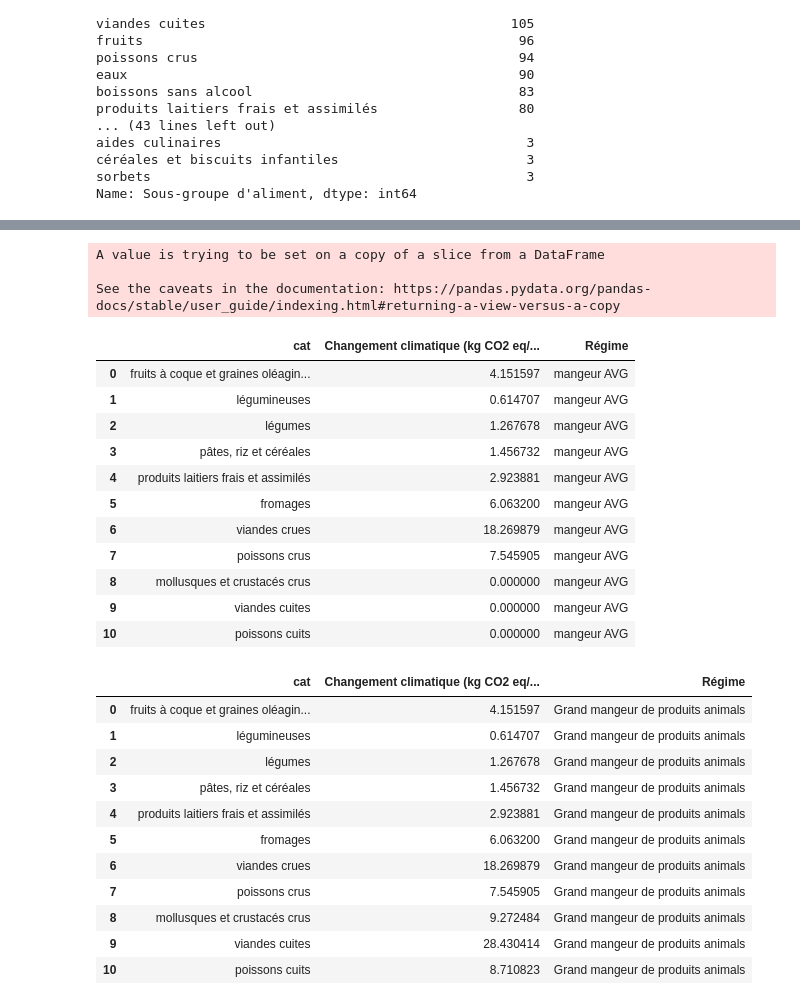
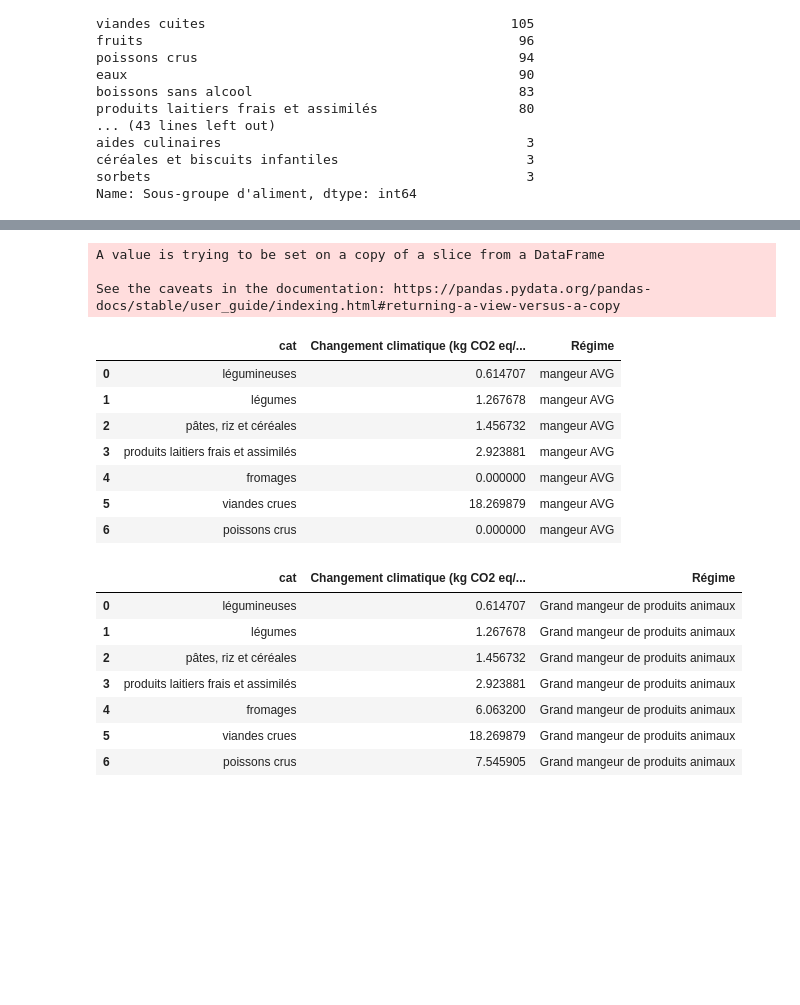
Before and after one commit to MarinaChau/DataViz-Project-2022, a Jupyter notebook: DataViz_Food.ipynb, the cells around one changed output, grey strips where cells are left out. Saved outputs shown, nothing was run; the diff lists cells and outputs as text; code cells hidden in the pictures; blank space fills up the shorter version.

```diff
--- a/DataViz_Food.ipynb
+++ b/DataViz_Food.ipynb
@@ -248,12 +259,5 @@ iplot(fig)
 # %%
 ## What is the category of food with the most representation in plastic and "congelé" product?
-# %%
-df = px.data.tips()
-fig = px.histogram(df, x="sex", y="total_bill",
-             color='smoker', barmode='group',
-             histfunc='avg',
-             height=400)
-fig.show()
 # %% [markdown]
 ## Now! Talking about the menu!
 # %%
@@ -400,16 +380,18 @@ See the caveats in the documentation: https://pandas.pydata.org/pandas-docs/stab
 # %%
-temp = [ "mollusques et crustacés crus", "viandes cuites",
-        "poissons cuits"]
+temp = [ "poissons crus", "mollusques et crustacés crus", "viandes cuites",
+        "poissons cuits", "fromages"]
 
-df_avg = pd.concat([df_ss_grp.loc["fruits à coque et graines oléagineuses"], df_ss_grp.loc["légumineuses"],
-                     df_ss_grp.loc["légumes"], df_ss_grp.loc["pâtes, riz et céréales"],
+df_avg = pd.concat([#df_ss_grp.loc["fruits à coque et graines oléagineuses"],
+                     df_ss_grp.loc["légumineuses"],
+                     df_ss_grp.loc["légumes"],
+                     df_ss_grp.loc["pâtes, riz et céréales"],
                      df_ss_grp.loc["produits laitiers frais et assimilés"],
                      df_ss_grp.loc["fromages"],
                      df_ss_grp.loc["viandes crues"],
                      df_ss_grp.loc["poissons crus"],
-                   df_ss_grp.loc["mollusques et crustacés crus"],
-                   df_ss_grp.loc["viandes cuites"],
-                   df_ss_grp.loc["poissons cuits"],
+                     #df_ss_grp.loc["mollusques et crustacés crus"],
+                     #df_ss_grp.loc["viandes cuites"],
+                     #df_ss_grp.loc["poissons cuits"]
                      ], axis=1)
 df_avg.loc["Changement climatique (kg CO2 eq/kg de produit)"],
 
@@ -424,48 +406,42 @@ A value is trying to be set on a copy of a slice from a DataFrame
 
 See the caveats in the documentation: https://pandas.pydata.org/pandas-docs/stable/user_guide/indexing.html#returning-a-view-versus-a-copy
 |  | cat | Changement climatique (kg CO2 eq/... | Régime |
-| 0 | fruits à coque et graines oléagin... | 4.151597 | mangeur AVG |
-| 1 | légumineuses | 0.614707 | mangeur AVG |
-| 2 | légumes | 1.267678 | mangeur AVG |
-| 3 | pâtes, riz et céréales | 1.456732 | mangeur AVG |
-| 4 | produits laitiers frais et assimilés | 2.923881 | mangeur AVG |
-| 5 | fromages | 6.063200 | mangeur AVG |
-| 6 | viandes crues | 18.269879 | mangeur AVG |
-| 7 | poissons crus | 7.545905 | mangeur AVG |
-| 8 | mollusques et crustacés crus | 0.000000 | mangeur AVG |
-| 9 | viandes cuites | 0.000000 | mangeur AVG |
-| 10 | poissons cuits | 0.000000 | mangeur AVG |
+| 0 | légumineuses | 0.614707 | mangeur AVG |
+| 1 | légumes | 1.267678 | mangeur AVG |
+| 2 | pâtes, riz et céréales | 1.456732 | mangeur AVG |
+| 3 | produits laitiers frais et assimilés | 2.923881 | mangeur AVG |
+| 4 | fromages | 0.000000 | mangeur AVG |
+| 5 | viandes crues | 18.269879 | mangeur AVG |
+| 6 | poissons crus | 0.000000 | mangeur AVG |
 # %%
-df_bg = pd.concat([df_ss_grp.loc["fruits à coque et graines oléagineuses"], df_ss_grp.loc["légumineuses"],
-                     df_ss_grp.loc["légumes"], df_ss_grp.loc["pâtes, riz et céréales"],
+df_bg = pd.concat([#df_ss_grp.loc["fruits à coque et graines oléagineuses"],
+                     df_ss_grp.loc["légumineuses"],
+                     df_ss_grp.loc["légumes"],
+                     df_ss_grp.loc["pâtes, riz et céréales"],
                      df_ss_grp.loc["produits laitiers frais et assimilés"],
                      df_ss_grp.loc["fromages"],
                      df_ss_grp.loc["viandes crues"],
                      df_ss_grp.loc["poissons crus"],
-                   df_ss_grp.loc["mollusques et crustacés crus"],
-                   df_ss_grp.loc["viandes cuites"],
-                   df_ss_grp.loc["poissons cuits"],
+                     #df_ss_grp.loc["mollusques et crustacés crus"],
+                     #df_ss_grp.loc["viandes cuites"],
+                     #df_ss_grp.loc["poissons cuits"]
                      ], axis=1)
 df_bg.loc["Changement climatique (kg CO2 eq/kg de produit)"],
 
 df_4 = pd.DataFrame(df_bg.loc["Changement climatique (kg CO2 eq/kg de produit)"])
-df_4["Régime"] = "Grand mangeur de produits animals"
+df_4["Régime"] = "Grand mangeur de produits animaux"
 df_4.reset_index(drop=False, inplace=True)
 df_4.columns = df_4.columns.str.replace('index', 'cat')
 df_4
 # %% [output]
 |  | cat | Changement climatique (kg CO2 eq/... | Régime |
-| 0 | fruits à coque et graines oléagin... | 4.151597 | Grand mangeur de produits animals |
-| 1 | légumineuses | 0.614707 | Grand mangeur de produits animals |
-| 2 | légumes | 1.267678 | Grand mangeur de produits animals |
-| 3 | pâtes, riz et céréales | 1.456732 | Grand mangeur de produits animals |
-| 4 | produits laitiers frais et assimilés | 2.923881 | Grand mangeur de produits animals |
-| 5 | fromages | 6.063200 | Grand mangeur de produits animals |
-| 6 | viandes crues | 18.269879 | Grand mangeur de produits animals |
-| 7 | poissons crus | 7.545905 | Grand mangeur de produits animals |
-| 8 | mollusques et crustacés crus | 9.272484 | Grand mangeur de produits animals |
-| 9 | viandes cuites | 28.430414 | Grand mangeur de produits animals |
-| 10 | poissons cuits | 8.710823 | Grand mangeur de produits animals |
+| 0 | légumineuses | 0.614707 | Grand mangeur de produits animaux |
+| 1 | légumes | 1.267678 | Grand mangeur de produits animaux |
+| 2 | pâtes, riz et céréales | 1.456732 | Grand mangeur de produits animaux |
+| 3 | produits laitiers frais et assimilés | 2.923881 | Grand mangeur de produits animaux |
+| 4 | fromages | 6.063200 | Grand mangeur de produits animaux |
+| 5 | viandes crues | 18.269879 | Grand mangeur de produits animaux |
+| 6 | poissons crus | 7.545905 | Grand mangeur de produits animaux |
 # %%
 
 df_summary = pd.concat([df_vegan, df_vege, df_4, df_avg])
```
Also changed, not shown: parts of 6 cells of this notebook.
